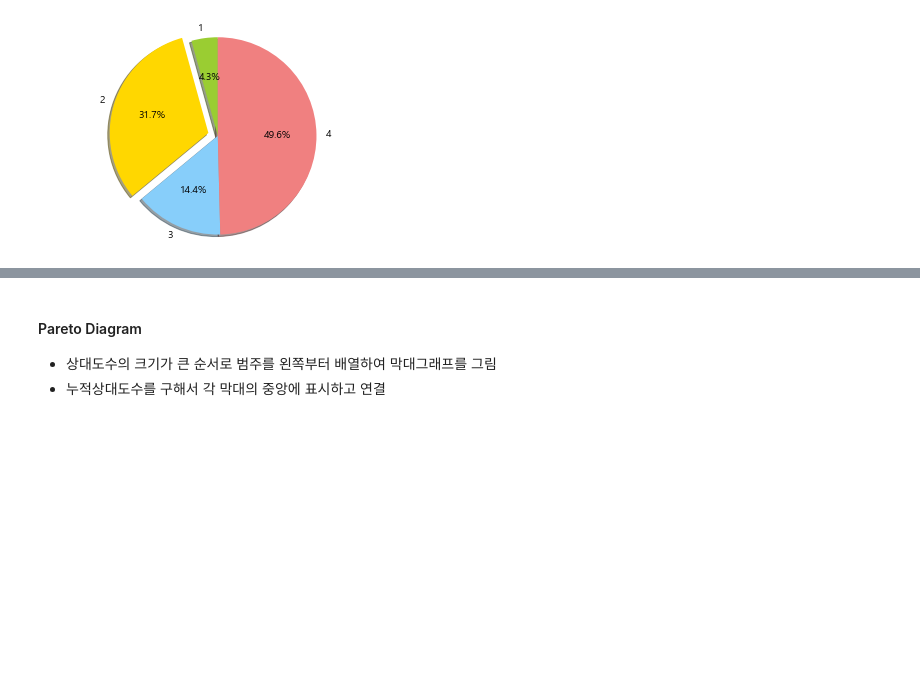
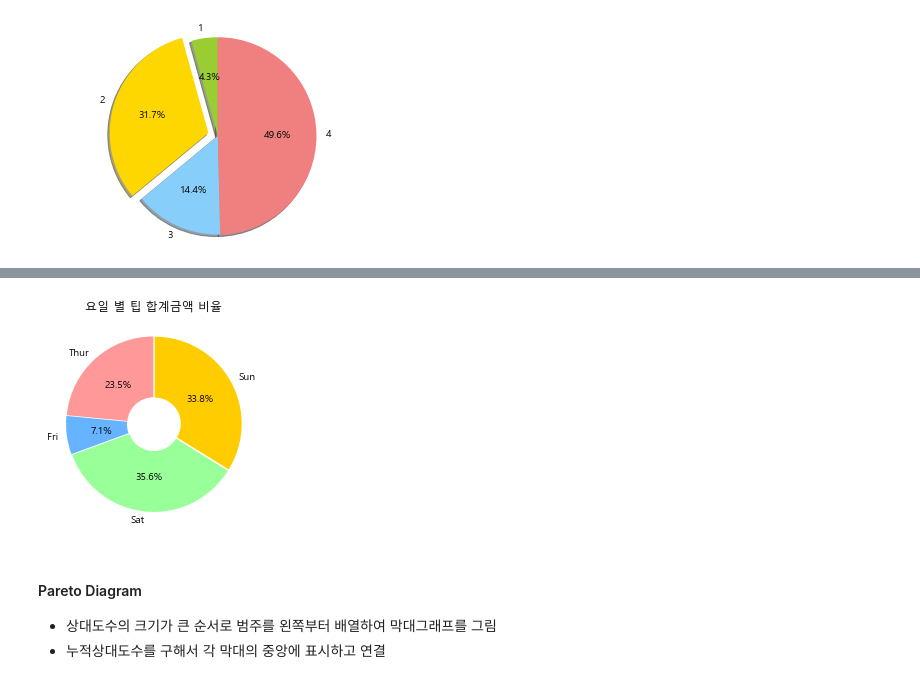
Before and after one commit to hjben/adp, a Jupyter notebook: 02_codebook_VISUALIZATION.ipynb, the cells around one changed output, grey strips where cells are left out. Saved outputs shown, nothing was run; the diff lists cells and outputs as text; code cells hidden in the pictures; blank space fills up the shorter version.

```diff
--- a/02_codebook_VISUALIZATION.ipynb
+++ b/02_codebook_VISUALIZATION.ipynb
@@ -235,3 +261,15 @@ plt.show()
+# %%
+t3 = t2['tip'].values
+t3label = t2.index
+t3color= ['#ff9999', '#66b3ff', '#99ff99', '#ffcc00']
+
+# 도넛 차트
+# wedgeprops 옵션으로 반지름 길이 조정
+plt.pie(x=t3, labels=t3label, autopct='%.1f%%', colors=t3color, explode=[0.01]*len(t3label), startangle=90, wedgeprops={'width':0.7})
+plt.title('요일 별 팁 합계금액 비율')
+plt.show()
+# %% [output]
+[figure, added]
 # %% [markdown]
 #### Pareto Diagram
 - 상대도수의 크기가 큰 순서로 범주를 왼쪽부터 배열하여 막대그래프를 그림
```
Also changed, not shown: parts of 52 cells of this notebook.
